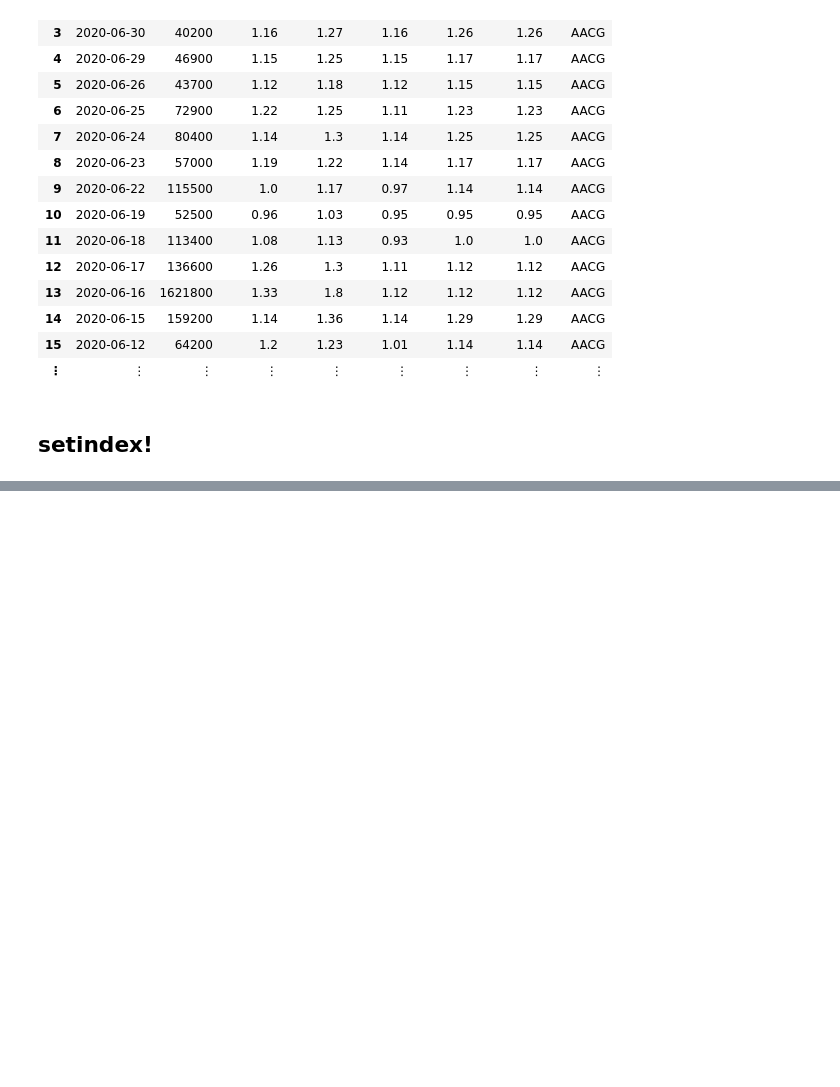
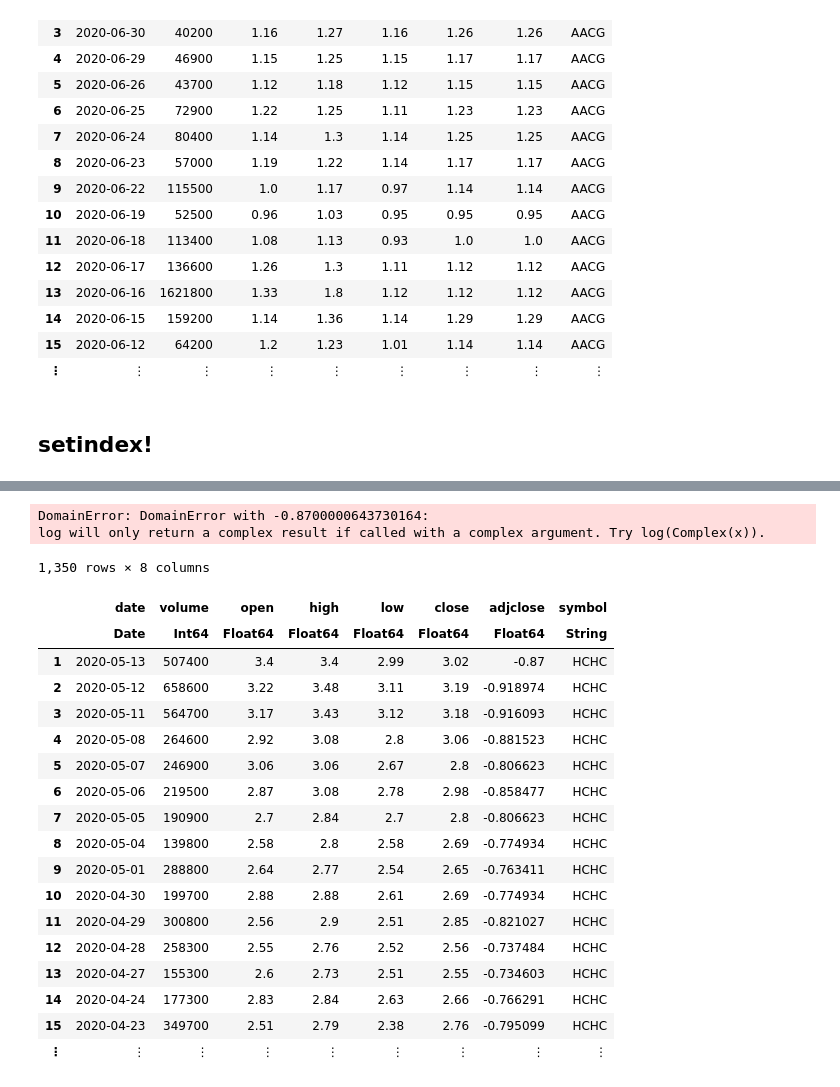
Before and after one commit to bkamins/JuliaCon2020-DataFrames-Tutorial, a Jupyter notebook: indexing_part1_introduction.ipynb, the cells around one changed output, grey strips where cells are left out. Drawn from its saved outputs; the diff is of its cells as text; code cells hidden in the pictures; blank space fills up the shorter version.

```diff
--- a/indexing_part1_introduction.ipynb
+++ b/indexing_part1_introduction.ipynb
@@ -755,0 +933,27 @@ Last Group (333 rows): symbol = "AACG"
+# %%
+log.(df[!, Between(:open, :adjclose)])
+# %% [output]
+DomainError: DomainError with -0.8700000643730164:
+log will only return a complex result if called with a complex argument. Try log(Complex(x)).
+# %%
+filter(:adjclose => <=(0), df)
+# %% [output]
+1,350 rows × 8 columns
+|  | date | volume | open | high | low | close | adjclose | symbol |
+|  | Date | Int64 | Float64 | Float64 | Float64 | Float64 | Float64 | String |
+| 1 | 2020-05-13 | 507400 | 3.4 | 3.4 | 2.99 | 3.02 | -0.87 | HCHC |
+| 2 | 2020-05-12 | 658600 | 3.22 | 3.48 | 3.11 | 3.19 | -0.918974 | HCHC |
+| 3 | 2020-05-11 | 564700 | 3.17 | 3.43 | 3.12 | 3.18 | -0.916093 | HCHC |
+| 4 | 2020-05-08 | 264600 | 2.92 | 3.08 | 2.8 | 3.06 | -0.881523 | HCHC |
+| 5 | 2020-05-07 | 246900 | 3.06 | 3.06 | 2.67 | 2.8 | -0.806623 | HCHC |
+| 6 | 2020-05-06 | 219500 | 2.87 | 3.08 | 2.78 | 2.98 | -0.858477 | HCHC |
+| 7 | 2020-05-05 | 190900 | 2.7 | 2.84 | 2.7 | 2.8 | -0.806623 | HCHC |
+| 8 | 2020-05-04 | 139800 | 2.58 | 2.8 | 2.58 | 2.69 | -0.774934 | HCHC |
+| 9 | 2020-05-01 | 288800 | 2.64 | 2.77 | 2.54 | 2.65 | -0.763411 | HCHC |
+| 10 | 2020-04-30 | 199700 | 2.88 | 2.88 | 2.61 | 2.69 | -0.774934 | HCHC |
+| 11 | 2020-04-29 | 300800 | 2.56 | 2.9 | 2.51 | 2.85 | -0.821027 | HCHC |
+| 12 | 2020-04-28 | 258300 | 2.55 | 2.76 | 2.52 | 2.56 | -0.737484 | HCHC |
+| 13 | 2020-04-27 | 155300 | 2.6 | 2.73 | 2.51 | 2.55 | -0.734603 | HCHC |
+| 14 | 2020-04-24 | 177300 | 2.83 | 2.84 | 2.63 | 2.66 | -0.766291 | HCHC |
+| 15 | 2020-04-23 | 349700 | 2.51 | 2.79 | 2.38 | 2.76 | -0.795099 | HCHC |
+| ⋮ | ⋮ | ⋮ | ⋮ | ⋮ | ⋮ | ⋮ | ⋮ | ⋮ |
```
Also changed, not shown: parts of 49 cells of this notebook, 4 other files.
